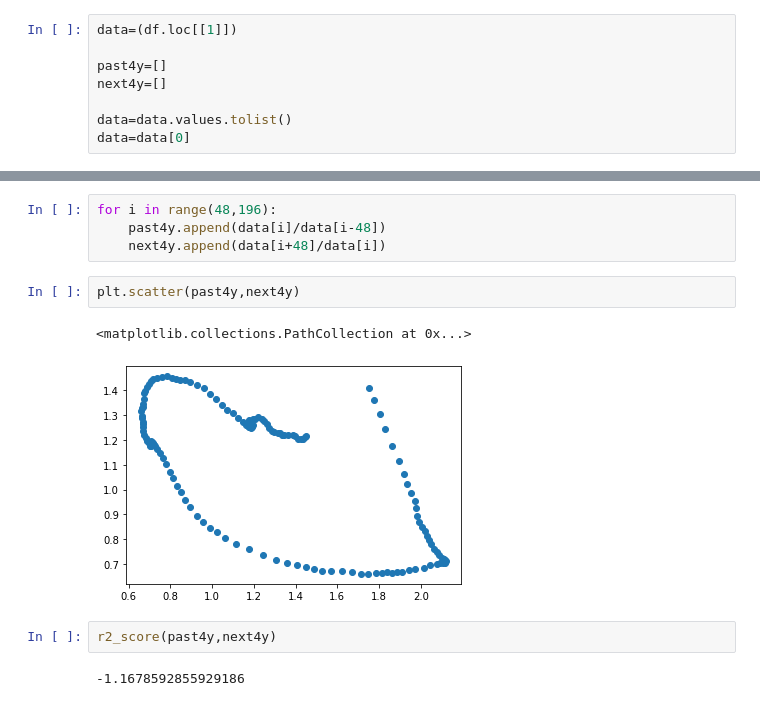
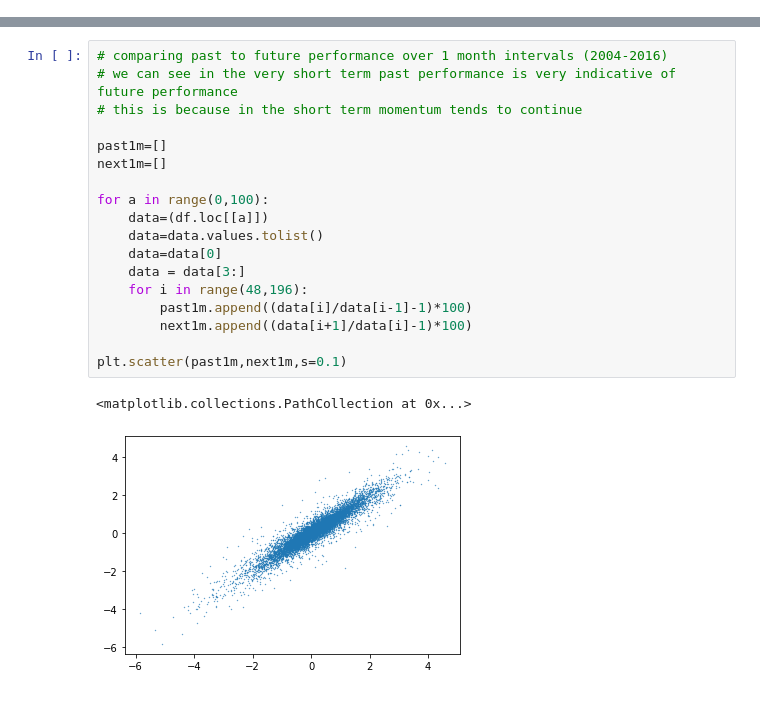
Before and after one commit to GeorgeVajagich/Home-Price-Technical-Analysis, a Jupyter notebook: Home Price Technical Analysis.ipynb, the cells around one changed output, grey strips where cells are left out. Saved outputs shown, nothing was run; the diff lists cells and outputs as text.

```diff
--- a/Home Price Technical Analysis.ipynb
+++ b/Home Price Technical Analysis.ipynb
@@ -35,8 +17,0 @@ print(df)
-# %%
-data=(df.loc[[1]])
-
-past4y=[]
-next4y=[]
-
-data=data.values.tolist()
-data=data[0]
@@ -48,13 +18,21 @@ print(data)
-# %%
-for i in range(48,196):
-    past4y.append(data[i]/data[i-48])
-    next4y.append(data[i+48]/data[i])
-# %%
-plt.scatter(past4y,next4y)
-# %% [output]
-<matplotlib.collections.PathCollection at 0x...>
-[figure, removed]
-# %%
-r2_score(past4y,next4y)
-# %% [output]
--1.1678592855929186
+# %%
+# comparing past to future performance over 1 month intervals (2004-2016)
+# we can see in the very short term past performance is very indicative of future performance
+# this is because in the short term momentum tends to continue
+
+past1m=[]
+next1m=[]
+
+for a in range(0,100):
+    data=(df.loc[[a]])
+    data=data.values.tolist()
+    data=data[0]
+    data = data[3:]
+    for i in range(48,196):
+        past1m.append((data[i]/data[i-1]-1)*100)
+        next1m.append((data[i+1]/data[i]-1)*100)
+
+plt.scatter(past1m,next1m,s=0.1)
+# %% [output]
+<matplotlib.collections.PathCollection at 0x...>
+[figure, added]
```
Also changed, not shown: parts of 8 cells of this notebook.
